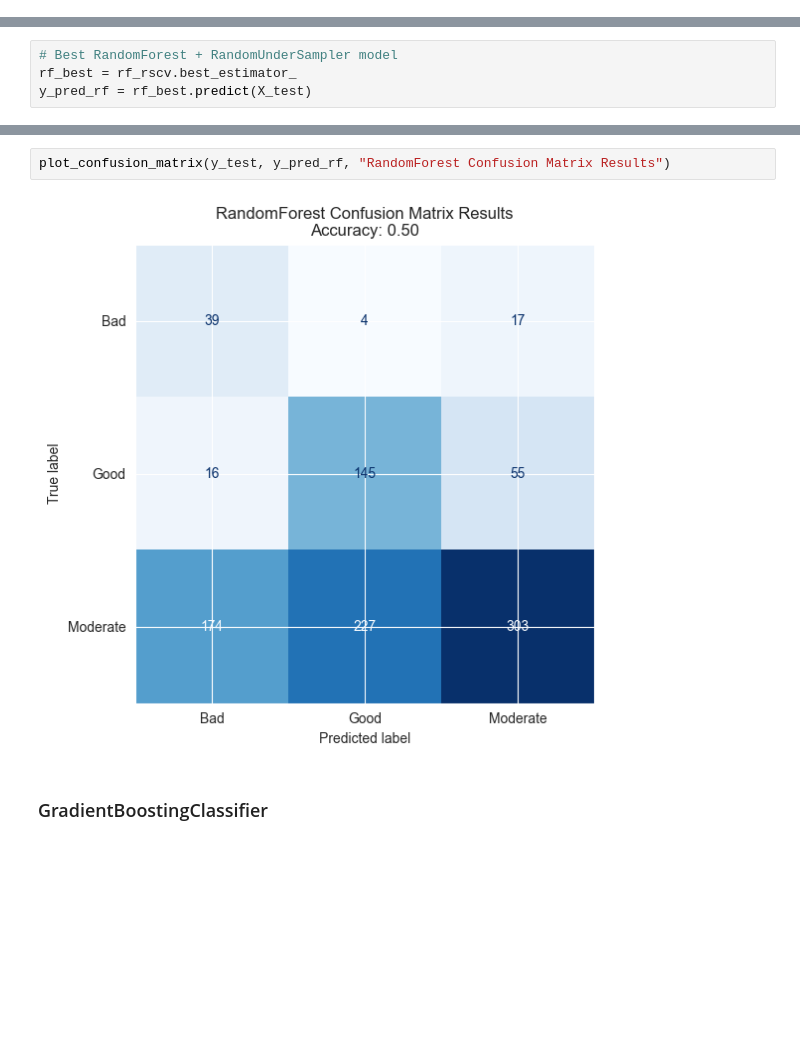
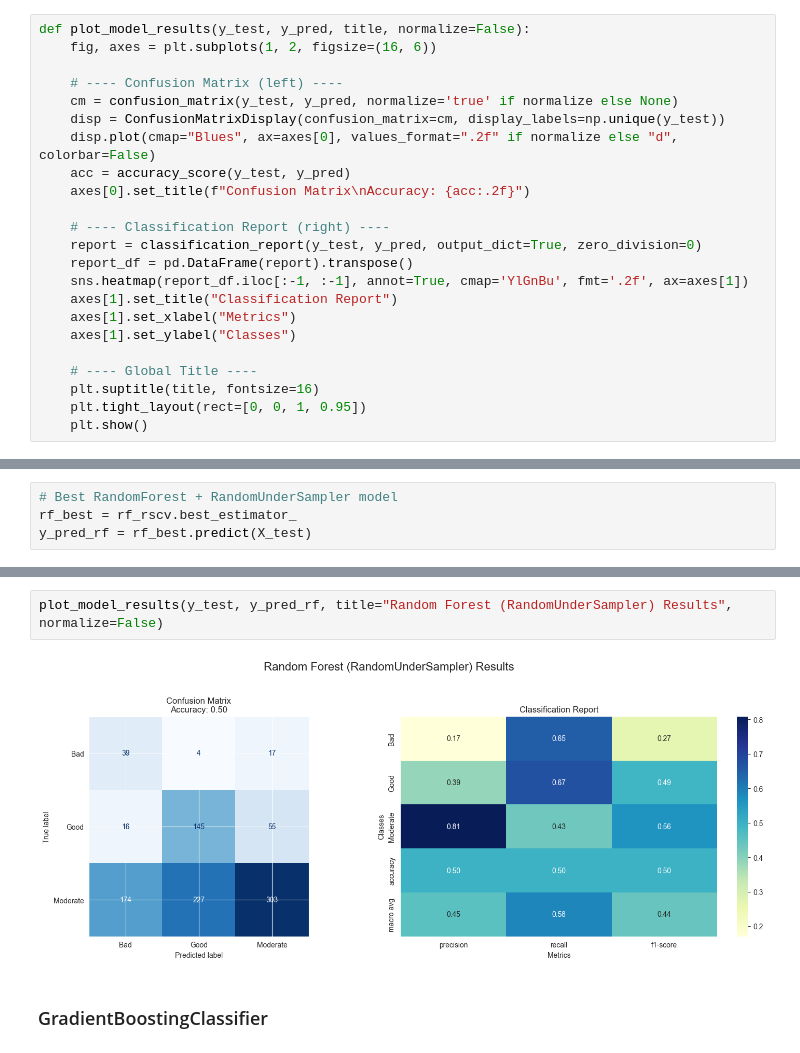
Before and after one commit to gps-stellar/Supervised-Classification-Regression, a Jupyter notebook: Winer-Recognition-Classification/Wine_Recognition_Classification.ipynb, the cells around one changed output, grey strips where cells are left out. Cells and saved outputs as stored; diff of their text form; blank space fills up the shorter version.

Commit message:
All models are done, now I just need to clean the presentation and add clear descriptions on each model result.

```diff
--- a/Winer-Recognition-Classification/Wine_Recognition_Classification.ipynb
+++ b/Winer-Recognition-Classification/Wine_Recognition_Classification.ipynb
@@ -276,6 +274,29 @@ def plot_classification_report(y_test, y_pred, title):
     plt.xlabel("Metrics")
     plt.ylabel("Classes")
     plt.show()
+# %%
+def plot_model_results(y_test, y_pred, title, normalize=False):
+    fig, axes = plt.subplots(1, 2, figsize=(16, 6))
+
+    # ---- Confusion Matrix (left) ----
+    cm = confusion_matrix(y_test, y_pred, normalize='true' if normalize else None)
+    disp = ConfusionMatrixDisplay(confusion_matrix=cm, display_labels=np.unique(y_test))
+    disp.plot(cmap="Blues", ax=axes[0], values_format=".2f" if normalize else "d", colorbar=False)
+    acc = accuracy_score(y_test, y_pred)
+    axes[0].set_title(f"Confusion Matrix\nAccuracy: {acc:.2f}")
+
+    # ---- Classification Report (right) ----
+    report = classification_report(y_test, y_pred, output_dict=True, zero_division=0)
+    report_df = pd.DataFrame(report).transpose()
+    sns.heatmap(report_df.iloc[:-1, :-1], annot=True, cmap='YlGnBu', fmt='.2f', ax=axes[1])
+    axes[1].set_title("Classification Report")
+    axes[1].set_xlabel("Metrics")
+    axes[1].set_ylabel("Classes")
+
+    # ---- Global Title ----
+    plt.suptitle(title, fontsize=16)
+    plt.tight_layout(rect=[0, 0, 1, 0.95])
+    plt.show()
 # %% [markdown]
 ## Model Training and Evaluation
 
@@ -353,7 +370,7 @@ plot_classification_report(y_test, y_pred_rf, "RandomForest Results")
-# %%
-plot_confusion_matrix(y_test, y_pred_rf, "RandomForest Confusion Matrix Results")
-# %% [output]
-[figure, removed]
+# %%
+plot_model_results(y_test, y_pred_rf, title="Random Forest (RandomUnderSampler) Results", normalize=False)
+# %% [output]
+[figure, added]
 # %% [markdown]
 ### GradientBoostingClassifier
 # %%
```
Also changed, not shown: parts of 12 cells of this notebook.
